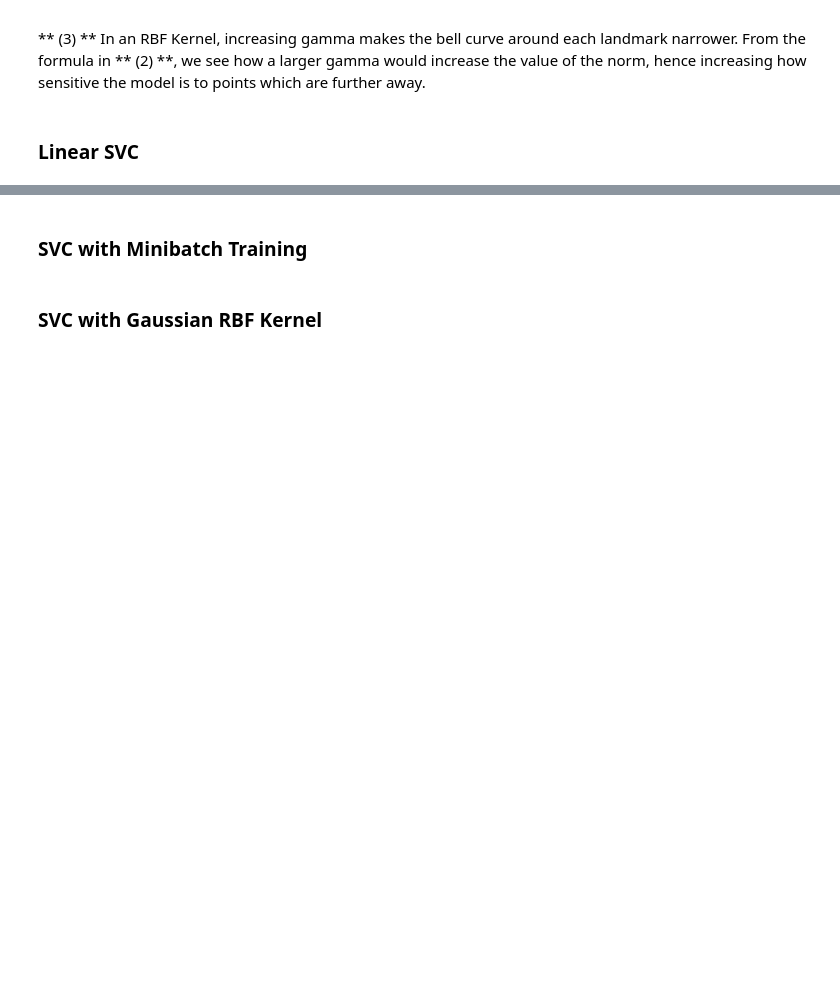
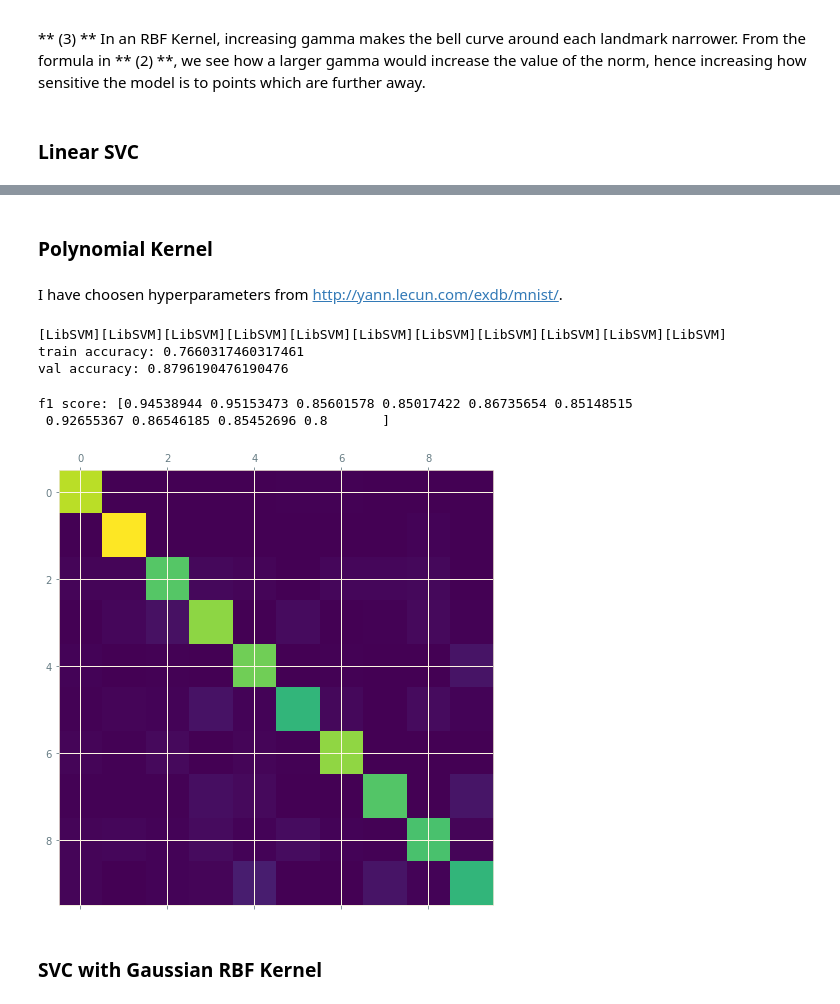
Before and after one commit to RajatRasal/MNIST-Blender, a Jupyter notebook: svc.ipynb, the cells around one changed output, grey strips where cells are left out. Cells and saved outputs as stored; diff of their text form; code cells hidden in the pictures; blank space fills up the shorter version.

```diff
--- a/svc.ipynb
+++ b/svc.ipynb
@@ -107,5 +110,37 @@ f1 score: [0.9011786  0.92442323 0.78629032 0.80352423 0.82591876 0.72806067
-# %% [markdown]
-### SVC with Minibatch Training
+# %% [markdown]
+### Polynomial Kernel
+# %% [markdown]
+I have choosen hyperparameters from http://yann.lecun.com/exdb/mnist/.
+# %%
+poly_svm_clf = Pipeline([
+    ('scaler', StandardScaler()),
+    ('poly_svc', SVC(kernel="poly", degree=9, coef0=5,
+                     C=5, max_iter=30, cache_size=1000,
+                     verbose=True)),
+])
+
+poly_svm_clf.fit(X_train2, y_train2)
+
+y_train_pred = cross_val_predict(poly_svm_clf, X_train2, y_train2, cv=5)
+y_val_pred = cross_val_predict(poly_svm_clf, X_val, y_val, cv=5)
+print()
+print(f"train accuracy: {accuracy_score(y_train2, y_train_pred)}")
+print(f"val accuracy: {accuracy_score(y_val, y_val_pred)}")
+# %% [output]
+[LibSVM][LibSVM][LibSVM][LibSVM][LibSVM][LibSVM][LibSVM][LibSVM][LibSVM][LibSVM][LibSVM]
+train accuracy: 0.7660317460317461
+val accuracy: 0.8796190476190476
+# %%
+conf_mx = confusion_matrix(y_val, y_val_pred)
+print(f"f1 score: {f1_score(y_val, y_val_pred, average=None)}")
+
+fig, ax = plt.subplots(figsize=(8, 8))
+ax.matshow(conf_mx)
+plt.show()
+# %% [output]
+f1 score: [0.94538944 0.95153473 0.85601578 0.85017422 0.86735654 0.85148515
+ 0.92655367 0.86546185 0.85452696 0.8       ]
+[figure, added]
 # %% [markdown]
 ### SVC with Gaussian RBF Kernel
 # %%
```
Also changed, not shown: parts of 7 cells of this notebook, 3 other files.
